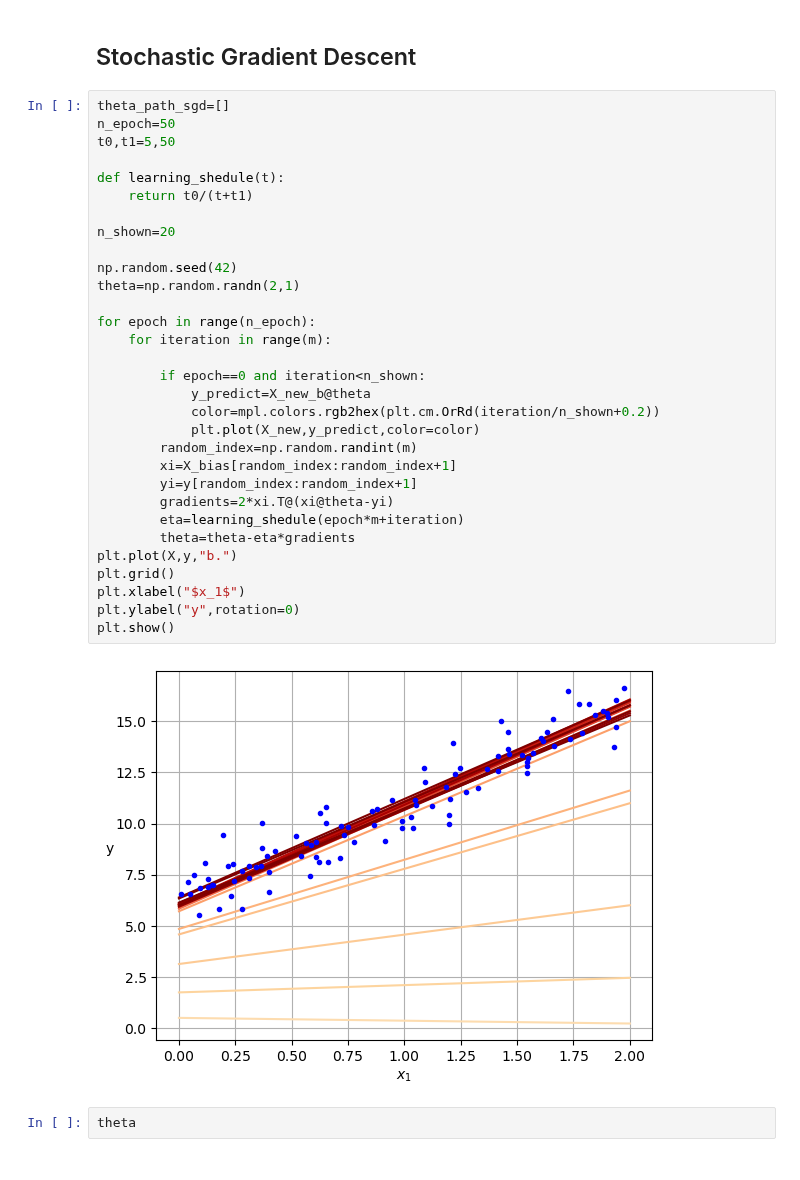
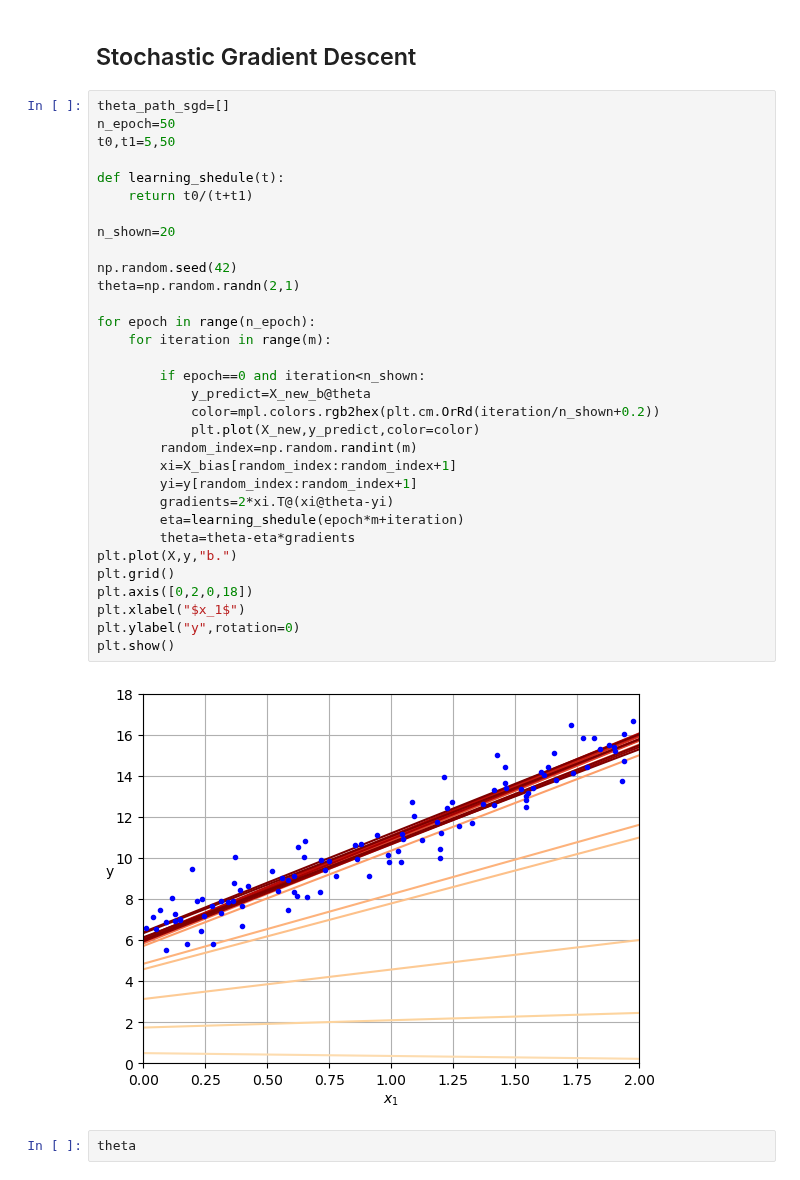
Before and after one commit to ShindeShivam/Machine-Learning, a Jupyter notebook: Fundamentals-of-Machine-Learning/4.Training-Models/training_models.ipynb, the cells around one changed output. Drawn from its saved outputs; the diff is of its cells as text.

```diff
--- a/Fundamentals-of-Machine-Learning/4.Training-Models/training_models.ipynb
+++ b/Fundamentals-of-Machine-Learning/4.Training-Models/training_models.ipynb
@@ -180,34 +180,35 @@ theta_path_sgd=[]
 n_epoch=50
 t0,t1=5,50
 
 def learning_shedule(t):
     return t0/(t+t1)
 
 n_shown=20
 
 np.random.seed(42)
 theta=np.random.randn(2,1)
 
 for epoch in range(n_epoch):
     for iteration in range(m):
 
         if epoch==0 and iteration<n_shown:
             y_predict=X_new_b@theta
             color=mpl.colors.rgb2hex(plt.cm.OrRd(iteration/n_shown+0.2))
             plt.plot(X_new,y_predict,color=color)
         random_index=np.random.randint(m)
         xi=X_bias[random_index:random_index+1]
         yi=y[random_index:random_index+1]
         gradients=2*xi.T@(xi@theta-yi)
         eta=learning_shedule(epoch*m+iteration)
         theta=theta-eta*gradients
 plt.plot(X,y,"b.")
 plt.grid()
+plt.axis([0,2,0,18])
 plt.xlabel("$x_1$")
 plt.ylabel("y",rotation=0)
 plt.show()
 # %% [output]
-[figure, old version]
+[figure, new version]
 # %%
 theta
 # %% [output]
```
